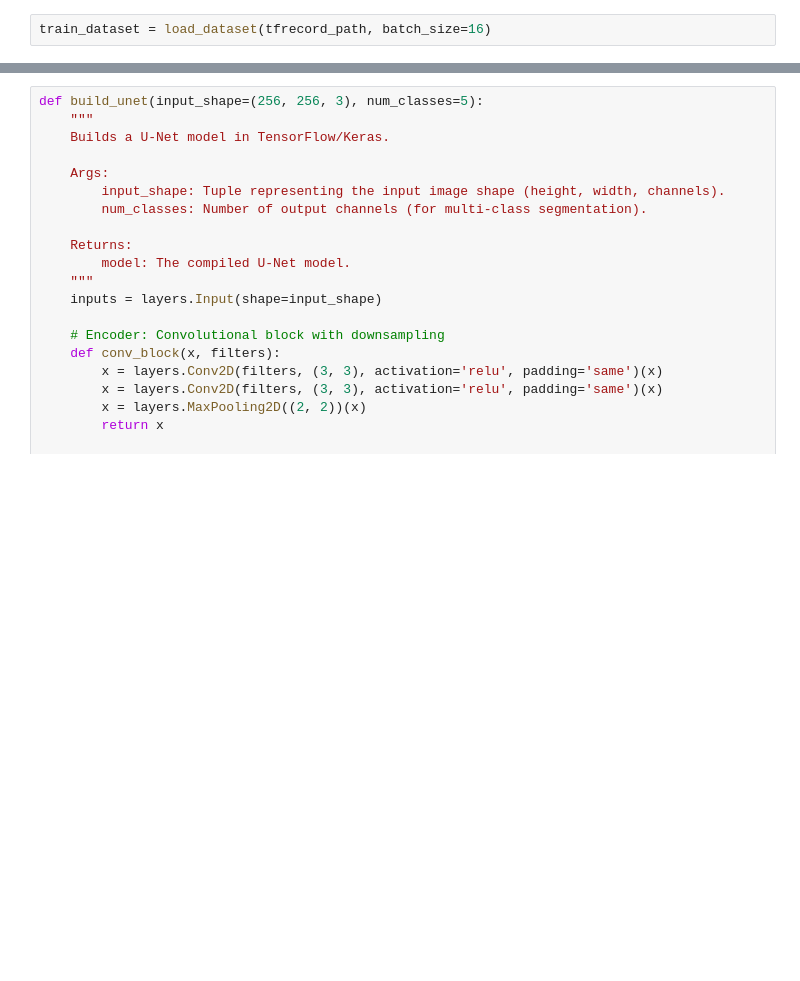
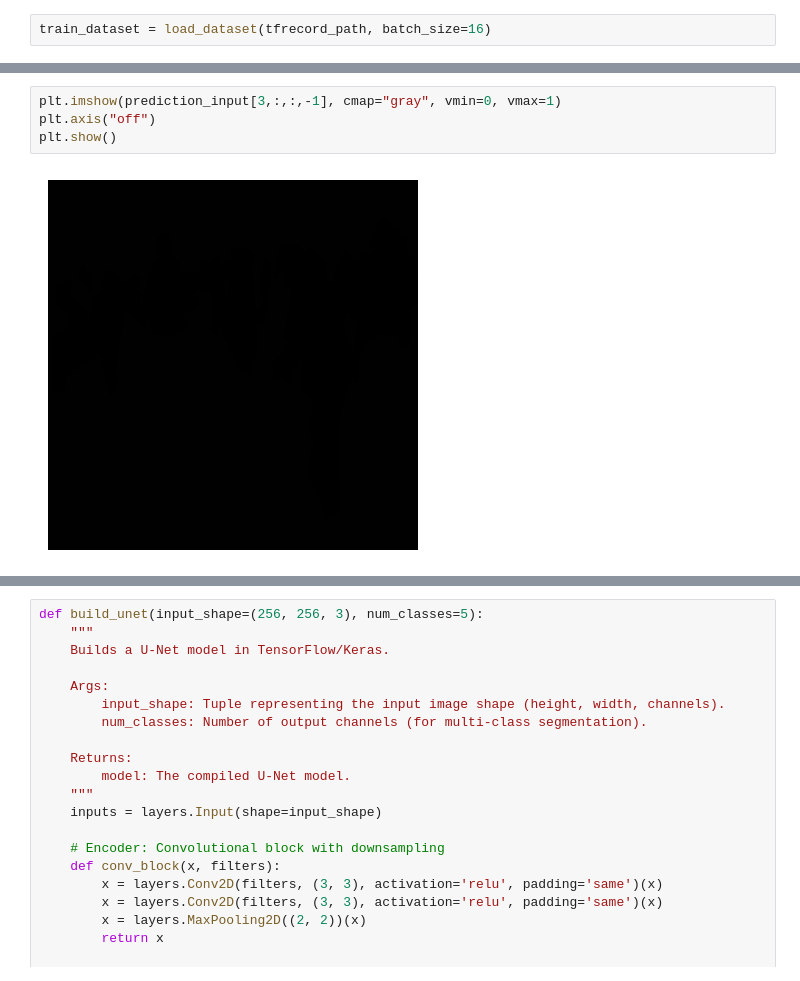
Before and after one commit to rucasca/TFM, a Jupyter notebook: src/data_preprocessing.ipynb, the cells around one changed output, grey strips where cells are left out. Cells and saved outputs as stored; diff of their text form; blank space fills up the shorter version.

```diff
--- a/src/data_preprocessing.ipynb
+++ b/src/data_preprocessing.ipynb
@@ -721,0 +737,6 @@ visualize_predictions(x_val, y_true=y_val, y_pred=y_pred, num_classes=num_classe
+# %%
+plt.imshow(prediction_input[3,:,:,-1], cmap="gray", vmin=0, vmax=1)
+plt.axis("off")
+plt.show()
+# %% [output]
+[figure, added]
```
Also changed, not shown: parts of 24 cells of this notebook.
